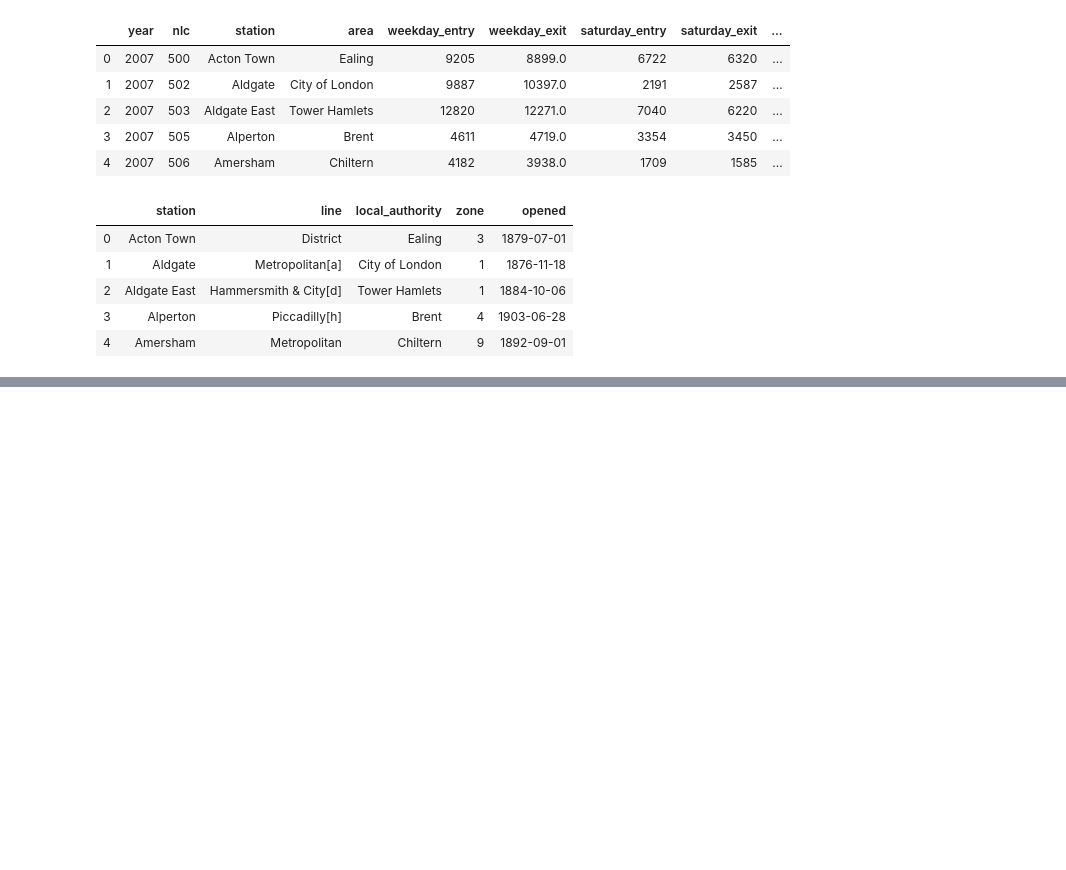
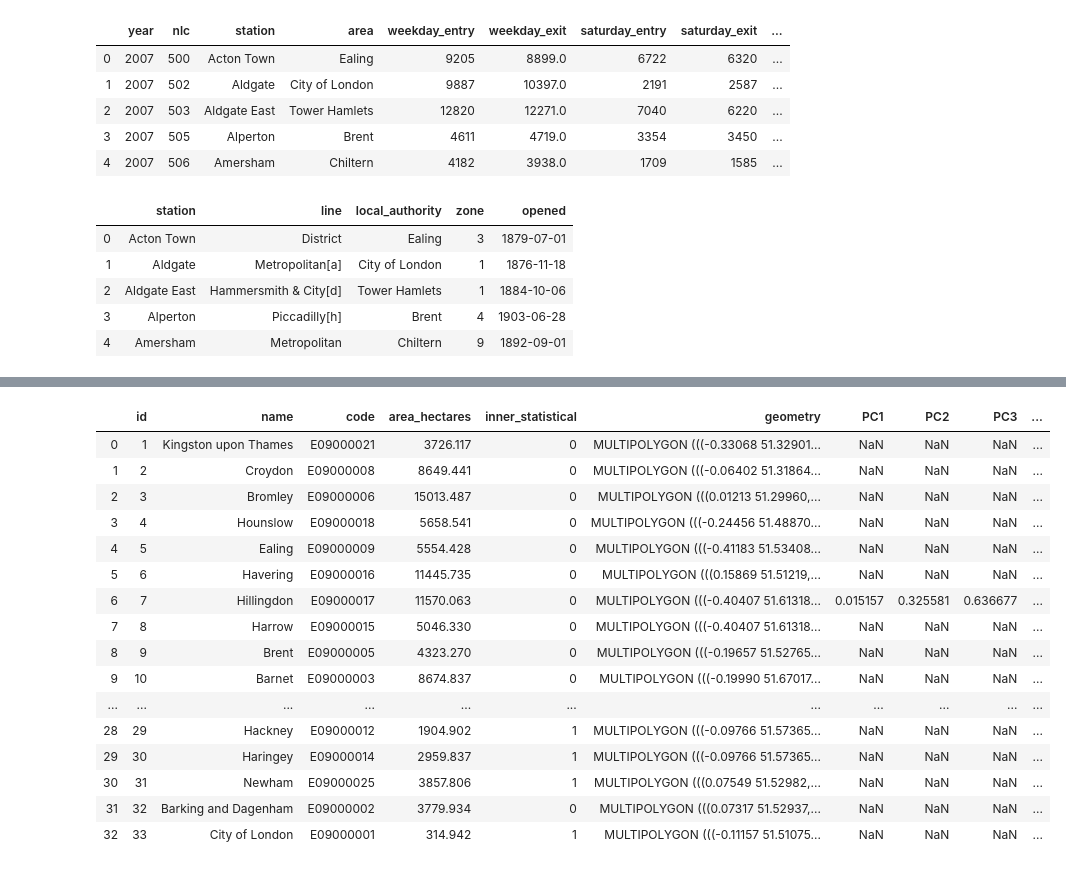
Before and after one commit to jlavileze/citadel-datathon-2020, a Jupyter notebook: analysis/underground.ipynb, the cells around one changed output, grey strips where cells are left out. Cells and saved outputs as stored; diff of their text form; code cells hidden in the pictures; blank space fills up the shorter version.

```diff
--- a/analysis/underground.ipynb
+++ b/analysis/underground.ipynb
@@ -33,0 +63,20 @@ underground_pivot.dropna().to_csv("data/annual_underground_act.csv")
+# %%
+spatiotemporal_df
+# %% [output]
+|  | id | name | code | area_hectares | inner_statistical | geometry | PC1 | PC2 | PC3 | ... |
+| 0 | 1 | Kingston upon Thames | E09000021 | 3726.117 | 0 | MULTIPOLYGON (((-0.33068 51.32901... | NaN | NaN | NaN | ... |
+| 1 | 2 | Croydon | E09000008 | 8649.441 | 0 | MULTIPOLYGON (((-0.06402 51.31864... | NaN | NaN | NaN | ... |
+| 2 | 3 | Bromley | E09000006 | 15013.487 | 0 | MULTIPOLYGON (((0.01213 51.29960,... | NaN | NaN | NaN | ... |
+| 3 | 4 | Hounslow | E09000018 | 5658.541 | 0 | MULTIPOLYGON (((-0.24456 51.48870... | NaN | NaN | NaN | ... |
+| 4 | 5 | Ealing | E09000009 | 5554.428 | 0 | MULTIPOLYGON (((-0.41183 51.53408... | NaN | NaN | NaN | ... |
+| 5 | 6 | Havering | E09000016 | 11445.735 | 0 | MULTIPOLYGON (((0.15869 51.51219,... | NaN | NaN | NaN | ... |
+| 6 | 7 | Hillingdon | E09000017 | 11570.063 | 0 | MULTIPOLYGON (((-0.40407 51.61318... | 0.015157 | 0.325581 | 0.636677 | ... |
+| 7 | 8 | Harrow | E09000015 | 5046.330 | 0 | MULTIPOLYGON (((-0.40407 51.61318... | NaN | NaN | NaN | ... |
+| 8 | 9 | Brent | E09000005 | 4323.270 | 0 | MULTIPOLYGON (((-0.19657 51.52765... | NaN | NaN | NaN | ... |
+| 9 | 10 | Barnet | E09000003 | 8674.837 | 0 | MULTIPOLYGON (((-0.19990 51.67017... | NaN | NaN | NaN | ... |
+| ... | ... | ... | ... | ... | ... | ... | ... | ... | ... | ... |
+| 28 | 29 | Hackney | E09000012 | 1904.902 | 1 | MULTIPOLYGON (((-0.09766 51.57365... | NaN | NaN | NaN | ... |
+| 29 | 30 | Haringey | E09000014 | 2959.837 | 1 | MULTIPOLYGON (((-0.09766 51.57365... | NaN | NaN | NaN | ... |
+| 30 | 31 | Newham | E09000025 | 3857.806 | 1 | MULTIPOLYGON (((0.07549 51.52982,... | NaN | NaN | NaN | ... |
+| 31 | 32 | Barking and Dagenham | E09000002 | 3779.934 | 0 | MULTIPOLYGON (((0.07317 51.52937,... | NaN | NaN | NaN | ... |
+| 32 | 33 | City of London | E09000001 | 314.942 | 1 | MULTIPOLYGON (((-0.11157 51.51075... | NaN | NaN | NaN | ... |
```
Also changed, not shown: parts of 9 cells of this notebook, 10 other files.
